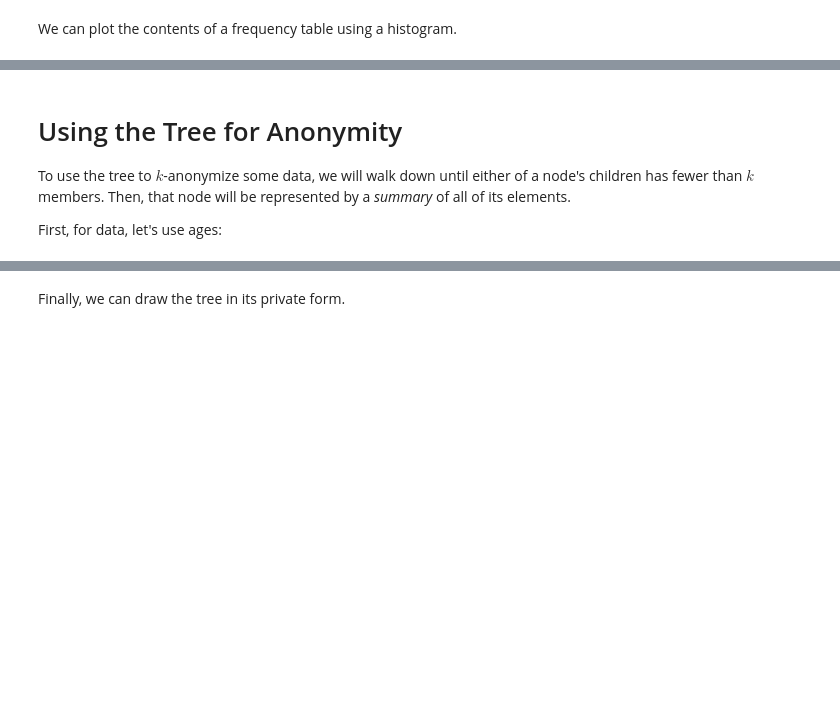
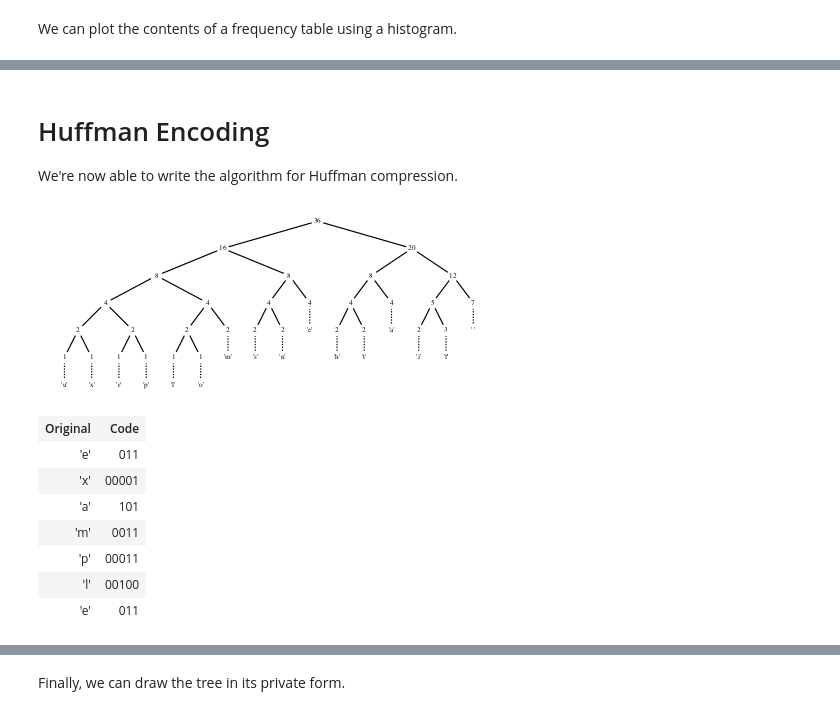
Before and after one commit to oisdk/IHaskell, a Jupyter notebook: notebooks/Privacy.ipynb, the cells around one changed output, grey strips where cells are left out. Cells and saved outputs as stored; diff of their text form; code cells hidden in the pictures; blank space fills up the shorter version.

```diff
--- a/notebooks/Privacy.ipynb
+++ b/notebooks/Privacy.ipynb
@@ -87,13 +78,13 @@ import           Data.Semigroup  (Semigroup((<>)))
 
 type Code = [Bool]
 
-foldMapWithCode :: Semigroup m => (Code -> a -> m) -> Tree a -> m
+foldMapWithCode :: Semigroup m => (Code -> b -> m) -> Tree a b -> m
 foldMapWithCode f (Leaf _ x) = f [] x
 foldMapWithCode f (Node _ xs ys)
     =  foldMapWithCode (f . (:) False) xs
     <> foldMapWithCode (f . (:) True) ys
 
-codeBook :: Ord a => Tree a -> Map a Code
+codeBook :: Ord b => Tree a b -> Map b Code
 codeBook = foldMapWithCode (flip Map.singleton)
 # %% [markdown]
 ## A Priority Queue
@@ -102,14 +93,14 @@ A pairing heap <cite data-cite="2201627/9H95638W"></cite> is simple to implement
 # %%
 import Data.Semigroup (Semigroup((<>)))
 
-data Heap a = Heap {-# UNPACK #-} !Int !a [Heap a]
+data Heap a b = Heap a b [Heap a b]
 
-instance Semigroup (Heap a) where
+instance Ord a => Semigroup (Heap a b) where
     Heap i x xs <> Heap j y ys
       | i <= j = Heap i x (Heap j y ys : xs)
       | otherwise = Heap j y (Heap i x xs : ys)
 
-minView :: Heap a -> (Int, a, Maybe (Heap a))
+minView :: Ord a => Heap a b -> (a, b, Maybe (Heap a b))
 minView (Heap i x xs) = (i, x, case xs of
     [] -> Nothing
     (y:ys) -> Just (mergeHeaps y ys))
@@ -118,7 +109,7 @@ minView (Heap i x xs) = (i, x, case xs of
     mergeHeaps t1 [t2]       = t1 <> t2
     mergeHeaps t1 (t2:t3:ts) = (t1 <> t2) <> mergeHeaps t3 ts
 
-insertHeap :: Int -> a -> Heap a -> Heap a
+insertHeap :: Ord a => a -> b -> Heap a b -> Heap a b
 insertHeap i x (Heap j y ys)
   | i <= j = Heap i x [Heap j y ys]
   | otherwise = Heap j y (Heap i x [] : ys)
@@ -195,70 +319,72 @@ buildFrequencies "this is an example of a frequency table"
+# %% [markdown]
+# Huffman Encoding
+
+We're now able to write the algorithm for Huffman compression.
 # %%
 import           Data.Maybe       (fromJust)
-import           Data.Semigroup   (Option(..))
+import           Data.Semigroup   (Option(..), Semigroup(..))
 import           Data.Map.Strict  (Map)
 import qualified Data.Map.Strict  as Map
 import           IHaskell.Display (Display(..),html)
 import           Data.Bool        (bool)
 
-buildHuffman :: Heap (Tree a) -> Tree a
+buildHuffman :: (Ord a, Semigroup a) => Heap a (Tree a b) -> Tree a b
 buildHuffman hp = case minView hp of
     (_,x,Nothing) -> x
     (i,x,Just xs) -> case minView xs of
-        (j,y,Nothing) -> Node (i+j) x y
+        (j,y,Nothing) -> Node (i <> j) x y
         (j,y,Just ys) ->
-            buildHuffman (insertHeap (i+j) (Node (i+j) x y) ys)
+            buildHuffman (insertHeap (i <> j) (Node (i <> j) x y) ys)
 
-buildHeap :: Frequencies a -> Heap (Tree a)
+buildHeap :: Ord a => MeasureTable a b -> Heap a (Tree a b)
 buildHeap
     = fromJust
     . getOption
     . Map.foldMapWithKey (\v i -> Option (Just (Heap i (Leaf i v) [])))
-    . getFrequencies
+    . getMeasures
 
-huffmanTree :: Ord a => [a] -> Tree a
-huffmanTree = buildHuffman . buildHeap . buildFrequencies
+huffmanTree :: Ord a => [a] -> Tree Natural a
+huffmanTree = coerce . buildHuffman . buildHeap . buildFrequencies
 
 tree = huffmanTree "this is an example of a huffman tree"
 tree
 
 data HuffmanTable a
     = HuffmanTable
     { huffmanTableVals :: [a]
-    , huffmanTableCode :: [[Bool]]
+    , huffmanTableCode :: [Code]
     }
 
-codeBook :: Ord a => Tree a -> Map a [Bool]
-codeBook = go []
-  where
-    go k (Leaf _ x) = Map.singleton x (reverse k)
-    go k (Node _ l r) = Map.union (go (False:k) l) (go (True:k) r)
-
-buildHuffmanTable :: Ord a => Tree a -> [a] -> HuffmanTable a
+buildHuffmanTable :: Ord a => Tree c a -> [a] -> HuffmanTable a
 buildHuffmanTable tr xs = HuffmanTable xs (map (mp Map.!) xs)
   where
     mp = codeBook tr
 
 instance Show a => IHaskellDisplay (HuffmanTable a) where
     display (HuffmanTable xs ys) = pure (Display [html go])
       where
         go
             = unlines $
             [ "<table>"
             , "<tr><th>Original</th><th>Code</th></tr>" ] ++
             zipWith tr xs ys ++
             [ "</table>" ]
         tr orig code
             = concat
             [ "<tr><td style=\"text-align: center;\">"
             , show orig
             , "</td><td><pre style=\"text-align: left;\">"
             , map (bool '0' '1') code
             , "</pre></td></tr>" ]
 
 buildHuffmanTable tree "example"
+# %% [output]
+[figure, added]
+| Original | Code |
+| 'e' | 011 |
+| 'x' | 00001 |
+| 'a' | 101 |
+| 'm' | 0011 |
+| 'p' | 00011 |
+| 'l' | 00100 |
+| 'e' | 011 |
-# %% [markdown]
-# Using the Tree for Anonymity
-
-To use the tree to $k$-anonymize some data, we will walk down until either of a node's children has fewer than $k$ members. Then, that node will be represented by a *summary* of all of its elements.
-
-First, for data, let's use ages:
```
Also changed, not shown: parts of 38 cells of this notebook.
